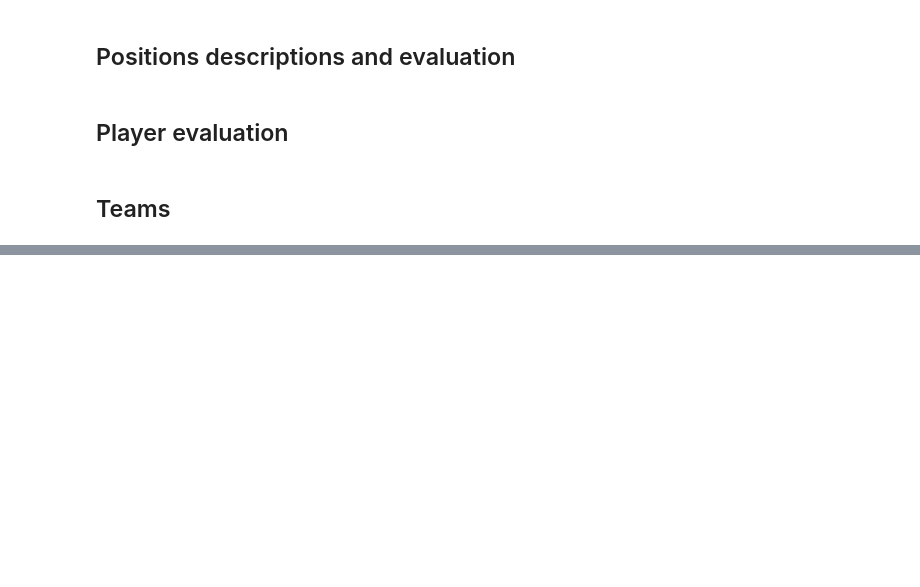
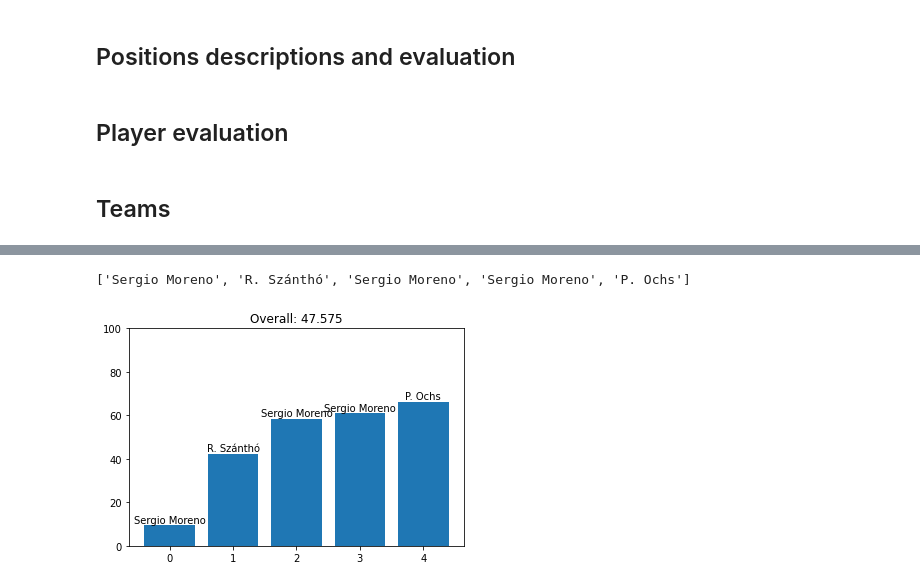
Before and after one commit to alibekk93/5-a-side-optimisation, a Jupyter notebook: Five_a_side_optimization.ipynb, the cells around one changed output, grey strips where cells are left out. Saved outputs shown, nothing was run; the diff lists cells and outputs as text; code cells hidden in the pictures; blank space fills up the shorter version.

```diff
--- a/Five_a_side_optimization.ipynb
+++ b/Five_a_side_optimization.ipynb
@@ -158,0 +172,5 @@ team_x.evaluate_team()
+# %%
+team_x.display_team()
+# %% [output]
+['Sergio Moreno', 'R. Szánthó', 'Sergio Moreno', 'Sergio Moreno', 'P. Ochs']
+[figure, added]
```
Also changed, not shown: parts of 12 cells of this notebook.
